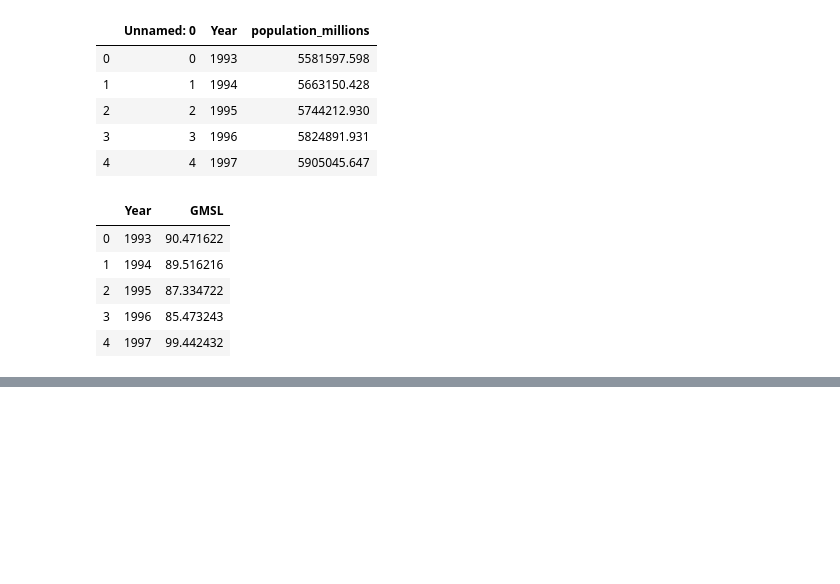
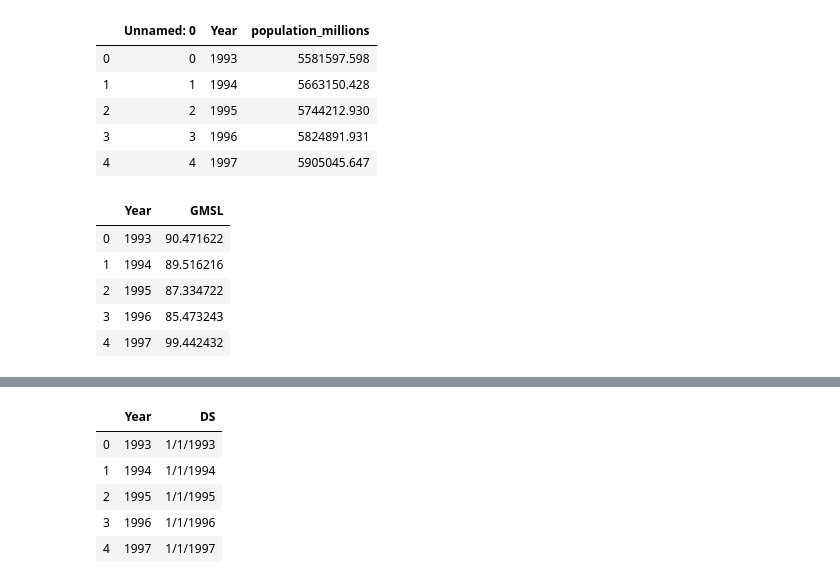
Before and after one commit to magcox5/climate_change_2038, a Jupyter notebook: climate_combined.ipynb, the cells around one changed output, grey strips where cells are left out. Saved outputs shown, nothing was run; the diff lists cells and outputs as text; code cells hidden in the pictures; blank space fills up the shorter version.

```diff
--- a/climate_combined.ipynb
+++ b/climate_combined.ipynb
@@ -63,3 +65,13 @@ co2_data.head(5)
+# %%
+#DateStamp Data for Prophet Melissa
+datestamp_data.head(5)
+# %% [output]
+|  | Year | DS |
+| 0 | 1993 | 1/1/1993 |
+| 1 | 1994 | 1/1/1994 |
+| 2 | 1995 | 1/1/1995 |
+| 3 | 1996 | 1/1/1996 |
+| 4 | 1997 | 1/1/1997 |
 # %%
 # temperature_data = pd.read_csv(temperature_data_to_load)
 # population_data = pd.read_csv(population_data_to_load)
```
Also changed, not shown: parts of 7 cells of this notebook, 4 other files.
